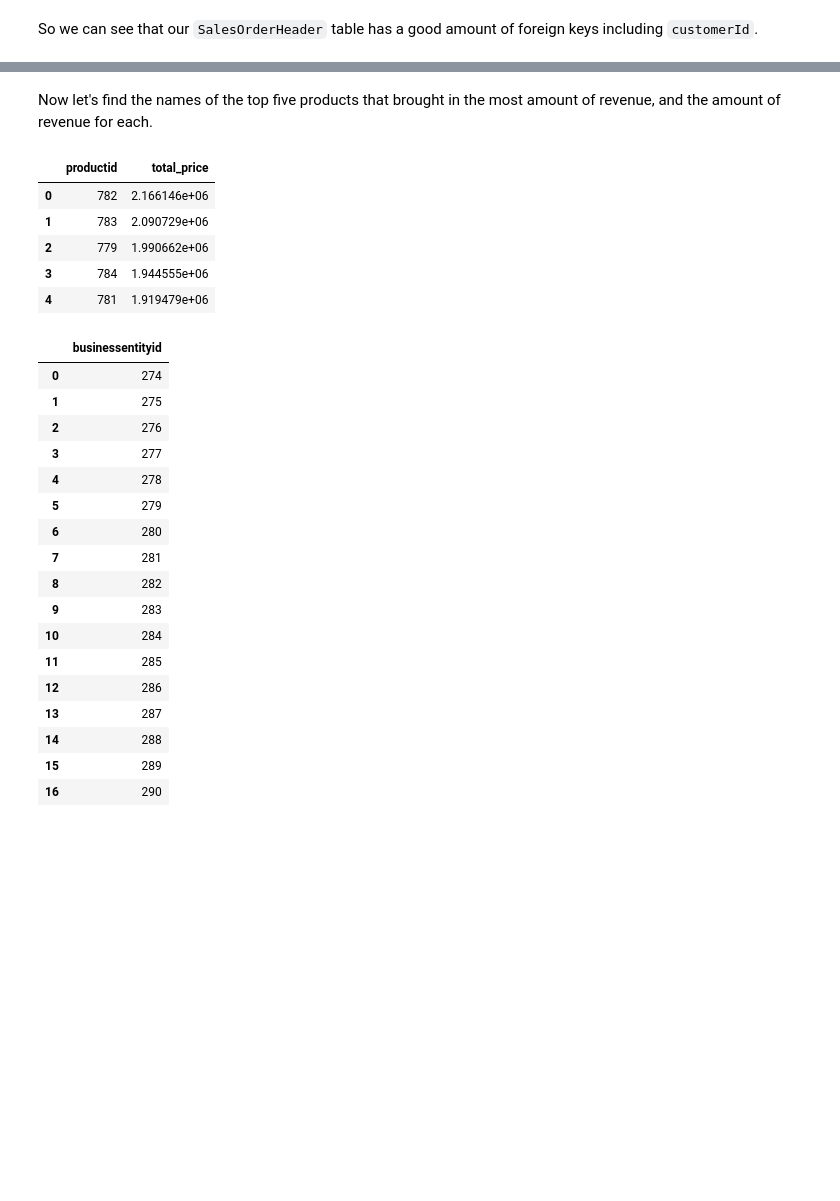
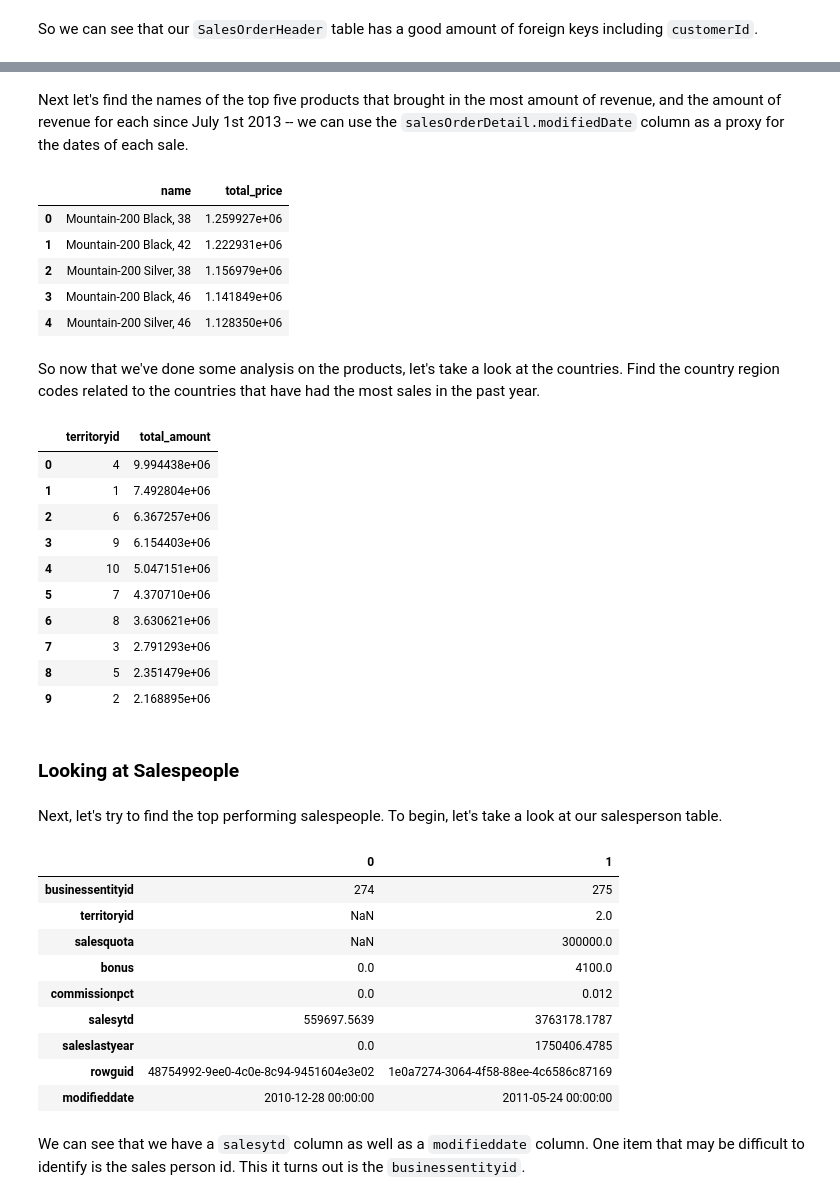
Before and after one commit to sql-fundamentals-jigsaw/adventure-works, a Jupyter notebook: adventureworks-1.ipynb, the cells around one changed output, grey strips where cells are left out. Drawn from its saved outputs; the diff is of its cells as text; code cells hidden in the pictures; blank space fills up the shorter version.

```diff
--- a/adventureworks-1.ipynb
+++ b/adventureworks-1.ipynb
@@ -95,35 +114,56 @@ pd.read_sql(query, conn)
 # %% [markdown]
-Now let's find the names of the top five products that brought in the most amount of revenue, and the amount of revenue for each.
+Next let's find the names of the top five products that brought in the most amount of revenue, and the amount of revenue for each since July 1st 2013 -- we can use the `salesOrderDetail.modifiedDate` column as a proxy for the dates of each sale.
 # %%
-query = """select productid, sum(unitprice) as total_price from sales.salesOrderDetail
- group by productid order by total_price desc limit 5;"""
+query = """select production.Product.name, sum(unitprice) as total_price from sales.salesOrderDetail
+join production.Product on production.Product.ProductID = sales.salesOrderDetail.ProductID
+where sales.salesOrderDetail.modifiedDate > '2013-07-01'::date
+ group by (production.Product.productid, production.Product.name) order by total_price desc limit 5;"""
 pd.read_sql(query, conn)
 # %% [output]
-|  | productid | total_price |
-| 0 | 782 | 2.166146e+06 |
-| 1 | 783 | 2.090729e+06 |
-| 2 | 779 | 1.990662e+06 |
-| 3 | 784 | 1.944555e+06 |
-| 4 | 781 | 1.919479e+06 |
+|  | name | total_price |
+| 0 | Mountain-200 Black, 38 | 1.259927e+06 |
+| 1 | Mountain-200 Black, 42 | 1.222931e+06 |
+| 2 | Mountain-200 Silver, 38 | 1.156979e+06 |
+| 3 | Mountain-200 Black, 46 | 1.141849e+06 |
+| 4 | Mountain-200 Silver, 46 | 1.128350e+06 |
+# %% [markdown]
+So now that we've done some analysis on the products, let's take a look at the countries.  Find the country region codes related to the countries that have had the most sales in the past year.
+# %%
+query = """select sales.SalesOrderHeader.territoryid, sum(totaldue) as total_amount
+from sales.SalesOrderHeader
+where orderdate > '2013-07-01'::date
+group by sales.SalesOrderHeader.territoryId
+order by total_amount desc
+"""
+pd.read_sql(query, conn)
+# %% [output]
+|  | territoryid | total_amount |
+| 0 | 4 | 9.994438e+06 |
+| 1 | 1 | 7.492804e+06 |
+| 2 | 6 | 6.367257e+06 |
+| 3 | 9 | 6.154403e+06 |
+| 4 | 10 | 5.047151e+06 |
+| 5 | 7 | 4.370710e+06 |
+| 6 | 8 | 3.630621e+06 |
+| 7 | 3 | 2.791293e+06 |
+| 8 | 5 | 2.351479e+06 |
+| 9 | 2 | 2.168895e+06 |
+# %% [markdown]
+### Looking at Salespeople
+# %% [markdown]
+Next, let's try to find the top performing salespeople.  To begin, let's take a look at our salesperson table.
 # %%
-import pandas as pd
-pd.read_sql("select businessEntityId from sales.SalesPerson;", conn)
+pd.read_sql("select * from sales.SalesPerson limit 2;", conn).T
 # %% [output]
-|  | businessentityid |
-| 0 | 274 |
-| 1 | 275 |
-| 2 | 276 |
-| 3 | 277 |
-| 4 | 278 |
-| 5 | 279 |
-| 6 | 280 |
-| 7 | 281 |
-| 8 | 282 |
-| 9 | 283 |
-| 10 | 284 |
-| 11 | 285 |
-| 12 | 286 |
-| 13 | 287 |
-| 14 | 288 |
-| 15 | 289 |
-| 16 | 290 |
+|  | 0 | 1 |
+| businessentityid | 274 | 275 |
+| territoryid | NaN | 2.0 |
+| salesquota | NaN | 300000.0 |
+| bonus | 0.0 | 4100.0 |
+| commissionpct | 0.0 | 0.012 |
+| salesytd | 559697.5639 | 3763178.1787 |
+| saleslastyear | 0.0 | 1750406.4785 |
+| rowguid | 48754992-9ee0-4c0e-8c94-9451604e3e02 | 1e0a7274-3064-4f58-88ee-4c6586c87169 |
+| modifieddate | 2010-12-28 00:00:00 | 2011-05-24 00:00:00 |
+# %% [markdown]
+We can see that we have a `salesytd` column as well as a `modifieddate` column.  One item that may be difficult to identify is the sales person id.  This it turns out is the `businessentityid`.
```
Also changed, not shown: parts of 16 cells of this notebook.
